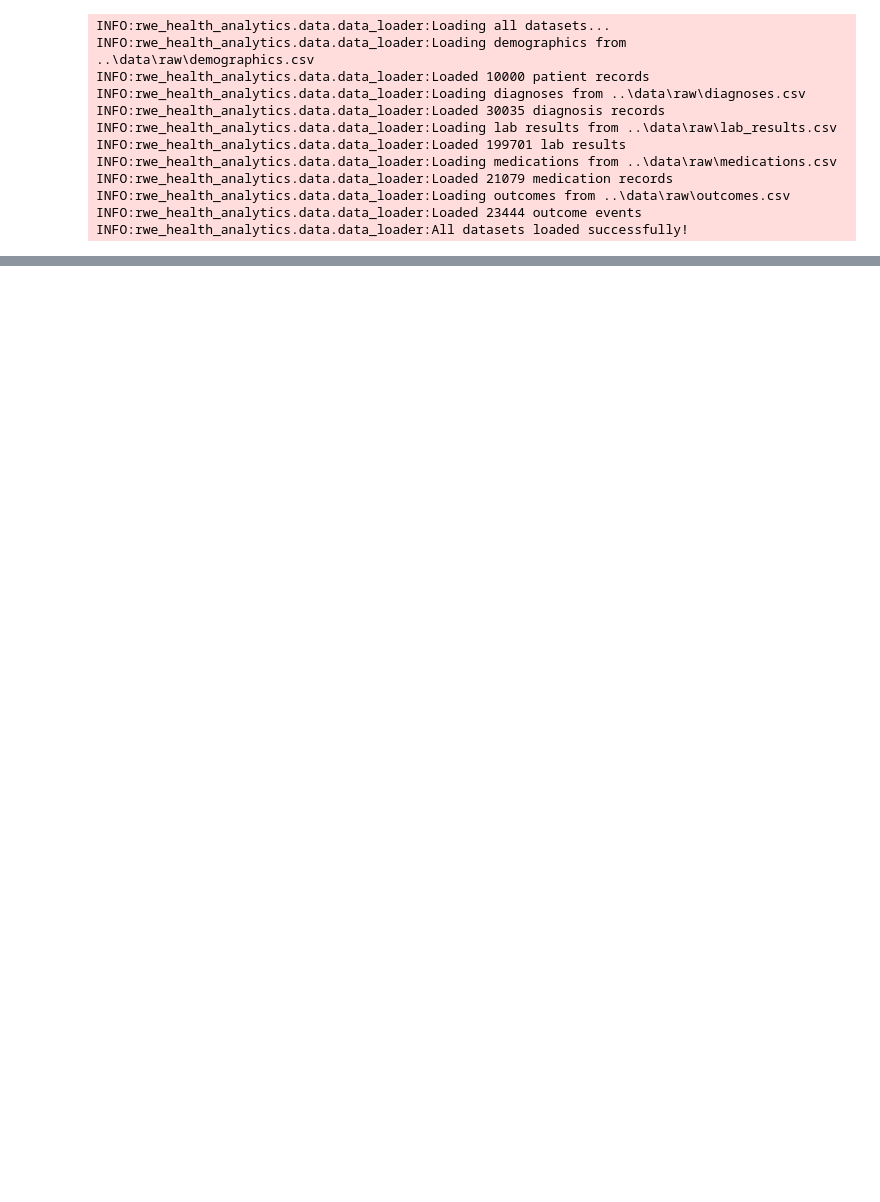
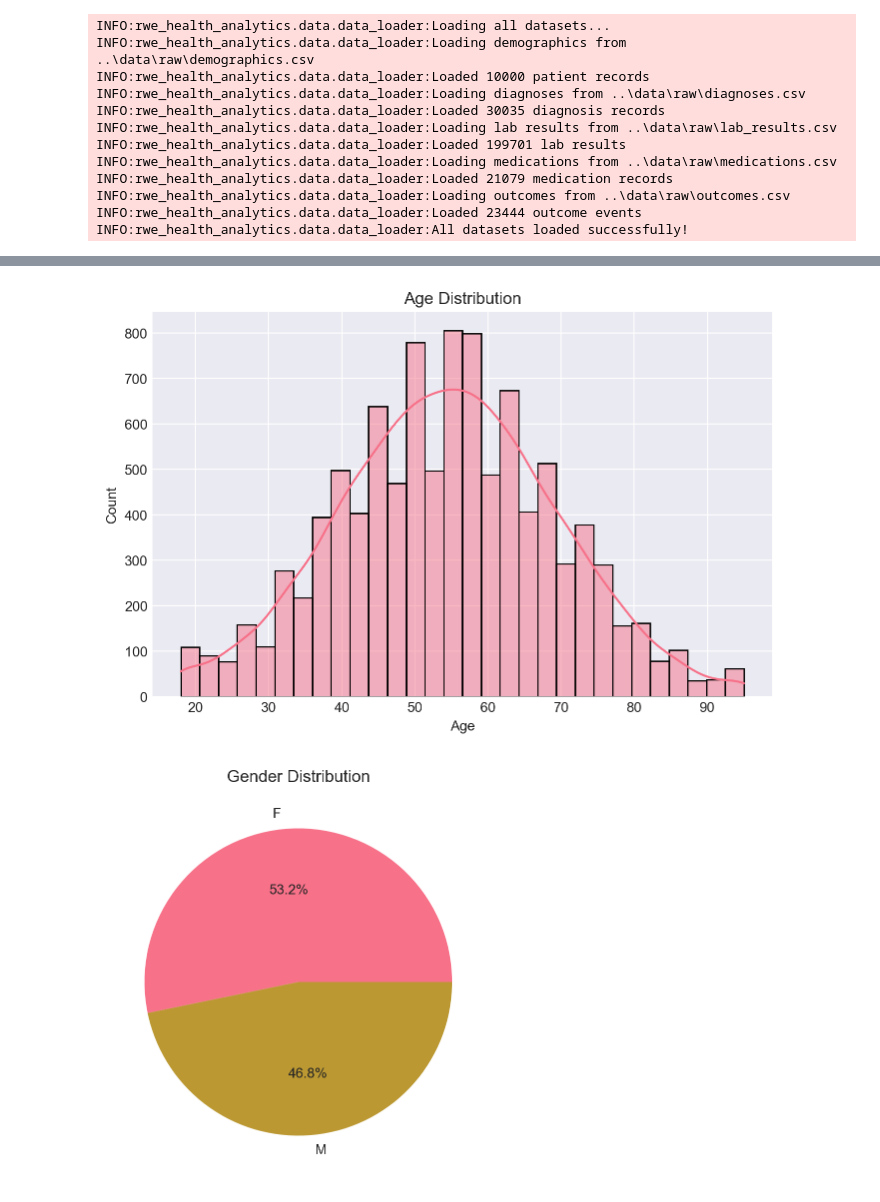
Before and after one commit to Finarosalina/rwe-health-analytics, a Jupyter notebook: notebooks/01_exploratory_eda.ipynb, the cells around one changed output, grey strips where cells are left out. Drawn from its saved outputs; the diff is of its cells as text; code cells hidden in the pictures; blank space fills up the shorter version.

Commit message:
Add exploratory EDA notebook, demographics plots and quality checks

```diff
--- a/notebooks/01_exploratory_eda.ipynb
+++ b/notebooks/01_exploratory_eda.ipynb
@@ -21,7 +21,13 @@ sys.path.append("../src")
 from rwe_health_analytics.data.data_loader import HealthcareDataLoader
 # %%
 loader = HealthcareDataLoader("../data/raw")
-patients, diagnoses, labs, meds, outcomes = loader.load_all()
+data = loader.load_all()
+
+patients = data["demographics"]
+diagnoses = data["diagnoses"]
+labs = data["lab_results"]
+meds = data["medications"]
+outcomes = data["outcomes"]
 # %% [output]
 INFO:rwe_health_analytics.data.data_loader:Loading all datasets...
 INFO:rwe_health_analytics.data.data_loader:Loading demographics from ..\data\raw\demographics.csv
@@ -37,0 +143,64 @@ INFO:rwe_health_analytics.data.data_loader:All datasets loaded successfully!
+# %%
+# ==============================================
+#
+Basic exploration — Demographics
+# ==============================================
+import matplotlib.pyplot as plt
+import seaborn as sns
+
+plt.style.use("seaborn-v0_8-darkgrid")
+sns.set_palette("husl")
+
+patients_df = patients.copy()
+
+# --- AGE DISTRIBUTION ---
+plt.figure(figsize=(8,5))
+sns.histplot(patients_df["age"], bins=30, kde=True)
+plt.title("Age Distribution")
+plt.xlabel("Age")
+plt.show()
+
+# --- GENDER DISTRIBUTION ---
+plt.figure(figsize=(5,5))
+patients_df["gender"].value_counts().plot(kind="pie", autopct="%1.1f%%")
+plt.title("Gender Distribution")
+plt.ylabel("")
+plt.show()
+
+# --- RACE ---
+plt.figure(figsize=(8,5))
+sns.countplot(data=patients_df, x="race")
+plt.title("Race / Ethnicity Distribution")
+plt.xticks(rotation=45)
+plt.show()
+
+# --- BMI ---
+plt.figure(figsize=(8,5))
+sns.histplot(patients_df["bmi"], bins=30, kde=True)
+plt.title("BMI Distribution")
+plt.xlabel("BMI")
+plt.show()
+
+# --- SMOKING STATUS ---
+plt.figure(figsize=(8,5))
+sns.countplot(data=patients_df, x="smoking_status")
+plt.title("Smoking Status Distribution")
+plt.xticks(rotation=45)
+plt.show()
+
+# --- CHARLSON COMORBIDITY ---
+plt.figure(figsize=(8,5))
+sns.histplot(patients_df["charlson_score"], bins=10, kde=False)
+plt.title("Charlson Comorbidity Score")
+plt.xlabel("Score")
+plt.show()
+
+# --- INSURANCE TYPE ---
+plt.figure(figsize=(8,5))
+sns.countplot(data=patients_df, x="insurance_type")
+plt.title("Insurance Type")
+plt.xticks(rotation=45)
+plt.show()
+# %% [output]
+[figure, added]
+[figure, added]
```
Also changed, not shown: parts of 6 cells of this notebook.
